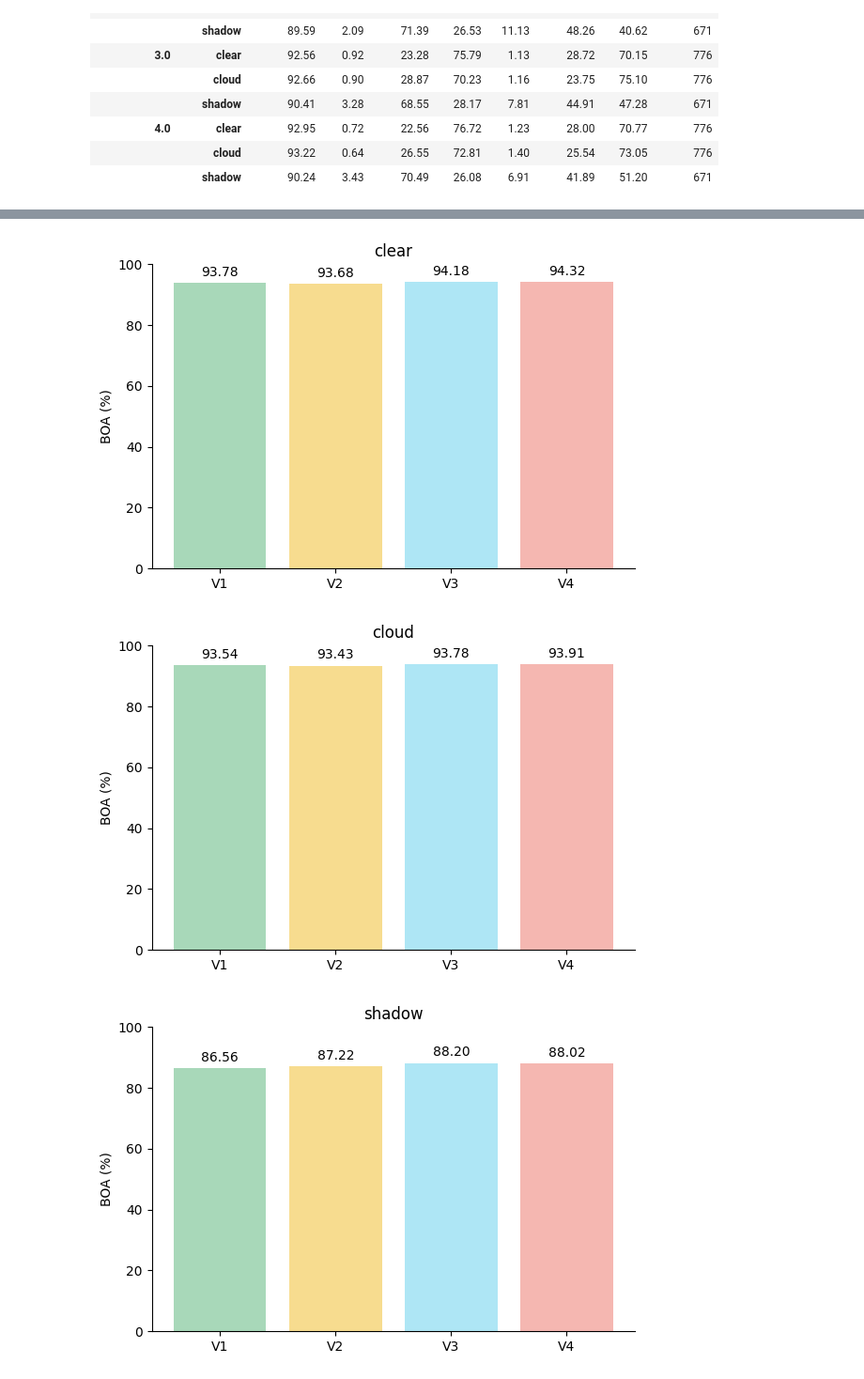
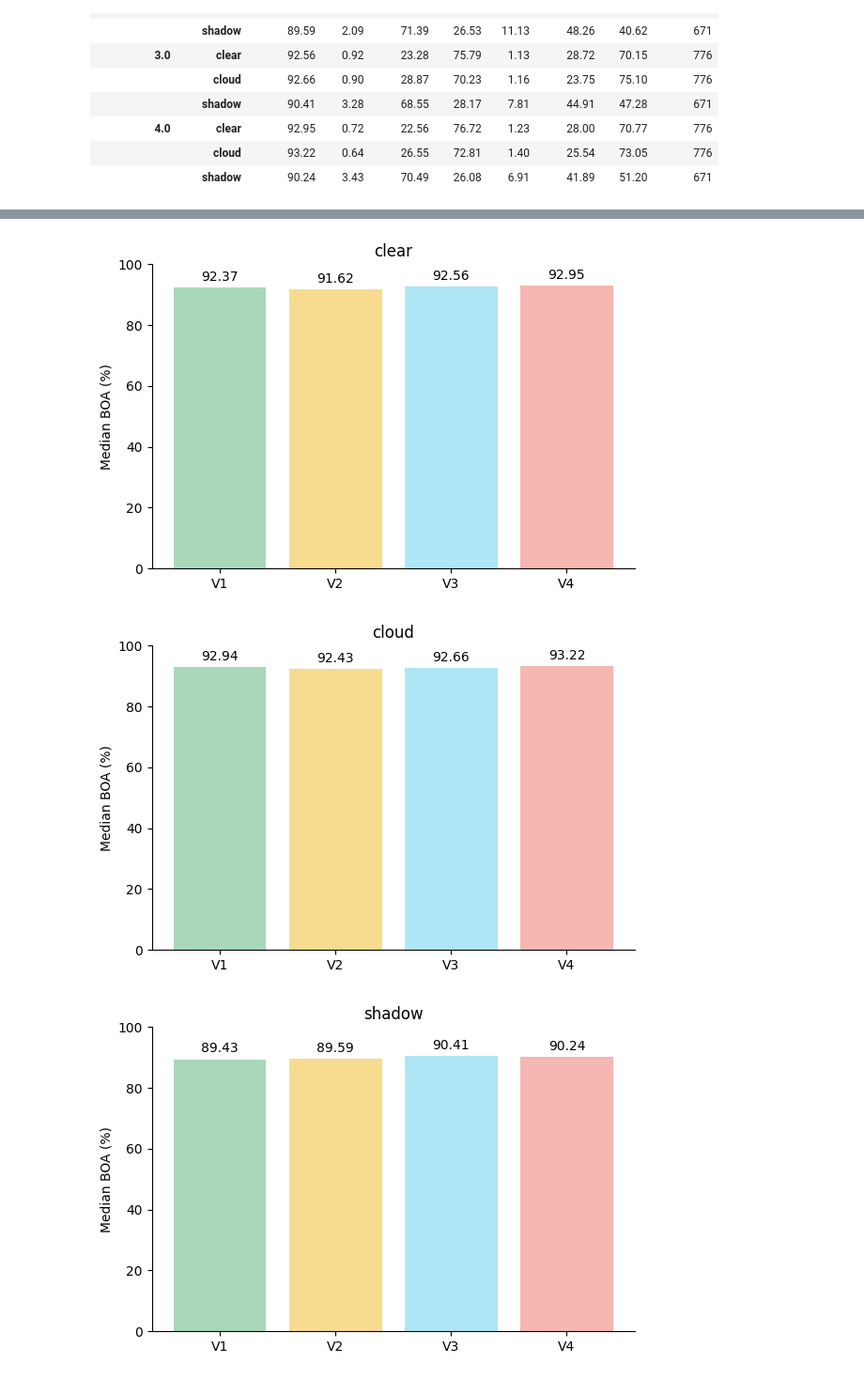
Before and after one commit to ArthurrCr/cloudband, a Jupyter notebook: notebooks/00_baselines/score_ocm_cloudsen12.ipynb, the cells around one changed output, grey strips where cells are left out. Shown at 94% size. Cells and saved outputs as stored; diff of their text form; code cells hidden in the pictures.

```diff
--- a/notebooks/00_baselines/score_ocm_cloudsen12.ipynb
+++ b/notebooks/00_baselines/score_ocm_cloudsen12.ipynb
@@ -200,8 +200,8 @@ def version_label(model_version: float) -> str:
     return f"V{int(model_version)}"
 
 
-model_scores = {version_label(v): scores for v, scores in results.items()}
-comparison = compare(model_scores, column="boa")
+median_tables = {version_label(v): table for v, table in paper_tables.items()}
+comparison = compare(median_tables, column="median_boa")
 colors = assign_colors(list(comparison.columns))
 comparison
 # %% [output]
@@ -213,9 +213,15 @@ comparison
 # %%
-figures = plot_experiment_comparison(comparison, colors, metric_label="BOA (%)")
+figures = plot_experiment_comparison(
+    comparison, colors, metric_label="Median BOA (%)"
+)
 for experiment, figure in figures.items():
-    figure.savefig(RESULTS_DIR / f"ocm_versions_{experiment}_boa.png", dpi=150, bbox_inches="tight")
+    figure.savefig(
+        RESULTS_DIR / f"ocm_versions_{experiment}_median_boa.png",
+        dpi=150,
+        bbox_inches="tight",
+    )
     display(figure)
 # %% [output]
-[figure, old version]
+[figure, new version]
-[figure, old version]
+[figure, new version]
-[figure, old version]
+[figure, new version]
```
Also changed, not shown: parts of 2 cells of this notebook.
